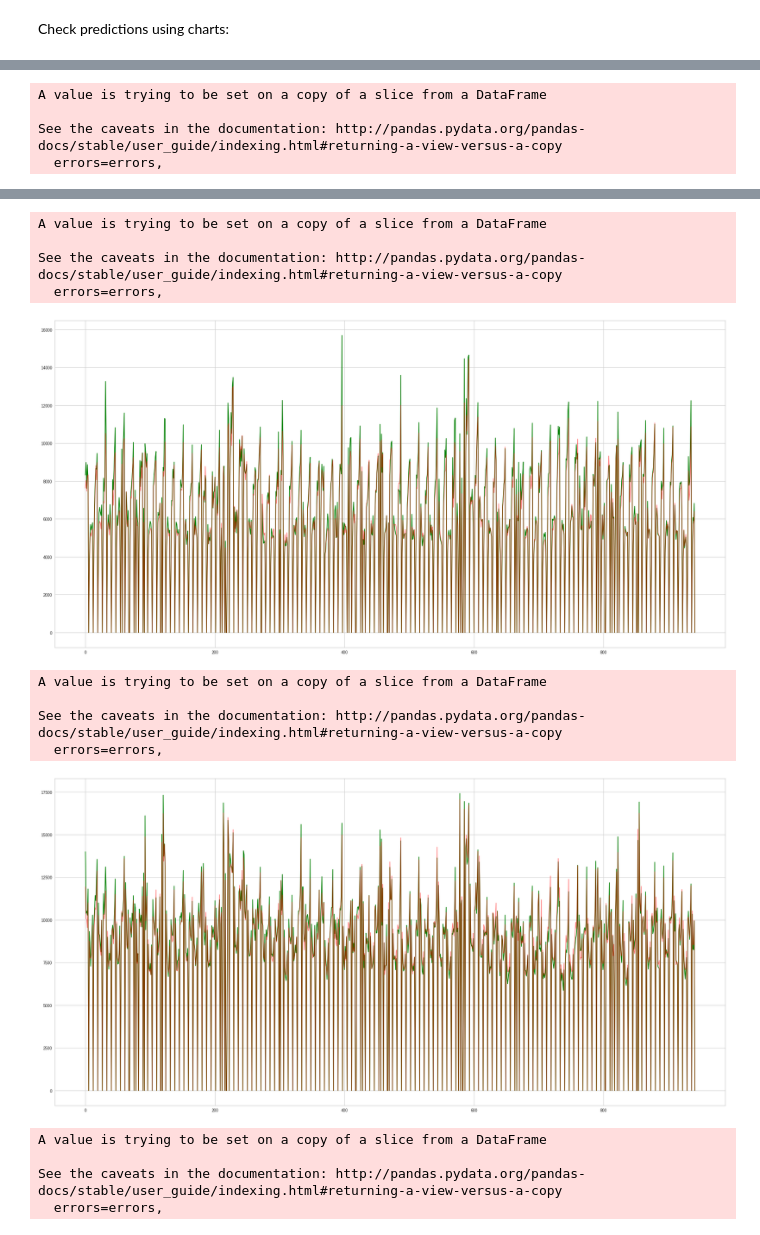
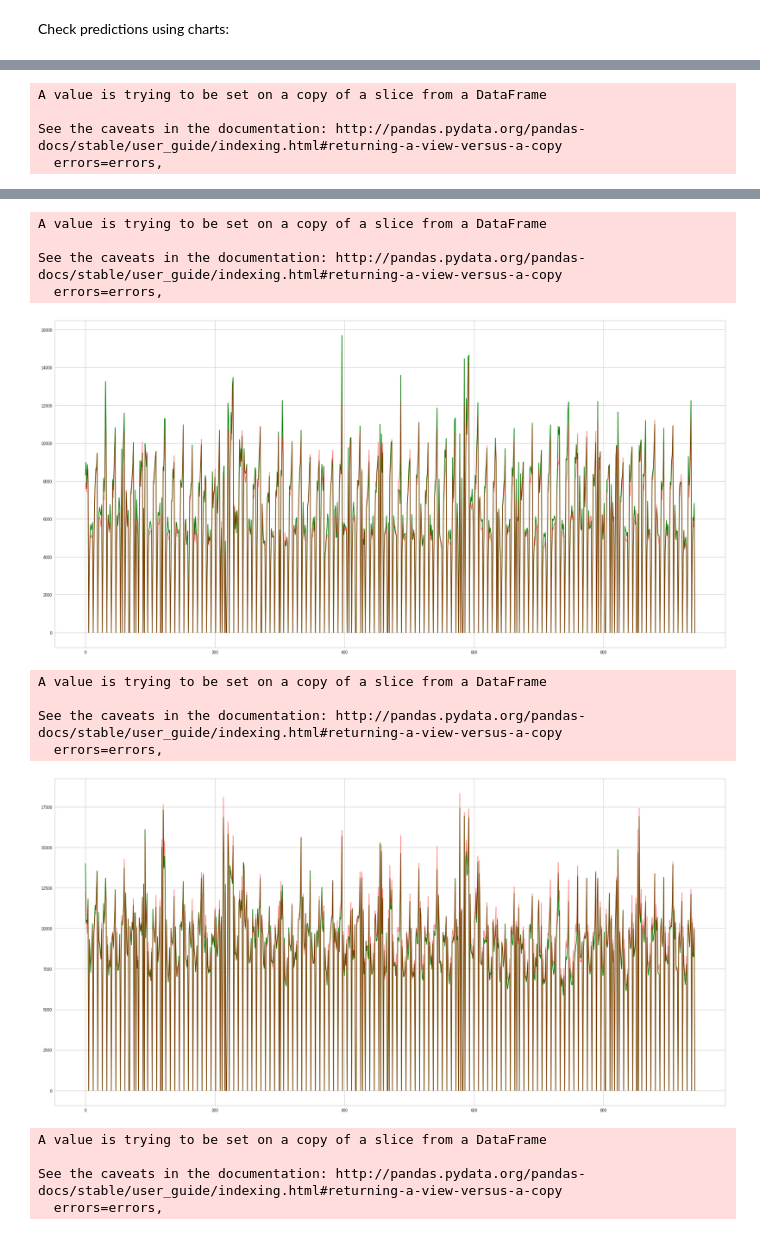
Before and after one commit to kirillzyusko/stock-predictions, a Jupyter notebook: lab.ipynb, the cells around one changed output, grey strips where cells are left out. Saved outputs shown, nothing was run; the diff lists cells and outputs as text; code cells hidden in the pictures.

```diff
--- a/lab.ipynb
+++ b/lab.ipynb
@@ -86,7 +86,7 @@ visualizer = KElbowVisualizer(model, k=(1,200))
 #visualizer.fit(standardized_data)  # Fit the data to the visualizer
 #visualizer.show()  # Finalize and render the figure
 
-K = 300 # num of clusters
+K = 500 # num of clusters
 model = AgglomerativeClustering(n_clusters=K, affinity='euclidean', linkage='ward')# KMeans(n_clusters=K)
 predicted = model.fit_predict(standardized_data)
 
@@ -119,14 +119,14 @@ def get_data():
     #df = one_hot(df, 'StoreType')
     #df = one_hot(df, 'Assortment')
     df = one_hot(df, 'K')
-    # df = one_hot(df, 'Store')
+    #df = one_hot(df, 'Store')
     # df = lags(df, [1,2,3,4,5,6,7,8,9,10,11,12,13,14], 'Sales')
 
     df.drop([
         'StateHoliday',
         'SchoolHoliday',
         'Date',
-        #'Store',
+        'Store',
         #'Customers',
     ], axis=1, inplace=True)
 
@@ -161,26 +161,25 @@ scaler = StandardScaler()
 standardized_data = scaler.fit_transform(X)
 
 X_train, X_test, y_train, y_test = train_test_split(standardized_data, y, test_size=0.25, random_state=42)
-X_vis = scaler.transform(X_vis)
 
-length, features = data.shape
+length, features = X_train.shape
 
 model = Sequential()
 
 model.add(Dense(int(1774), input_dim=features, kernel_initializer='normal', kernel_regularizer=regularizers.l2(0.001), activation='relu', name='hidden_1'))
 model.add(Dense(int(1774), input_dim=features, kernel_initializer='normal', kernel_regularizer=regularizers.l2(0.001), activation='relu', name='hidden_12'))
-model.add(Dropout(0.4, name='dropout_1'))
+#model.add(Dropout(0.4, name='dropout_1'))
 
 model.add(Dense(int(1183), kernel_initializer='normal', activation='relu', kernel_regularizer=regularizers.l2(0.001), name='hidden_2'))
 model.add(Dense(int(1183), kernel_initializer='normal', activation='relu', kernel_regularizer=regularizers.l2(0.001), name='hidden_21'))
 model.add(Dense(int(1183), kernel_initializer='normal', activation='relu', kernel_regularizer=regularizers.l2(0.001), name='hidden_22'))
-model.add(Dropout(0.4, name='dropout_2'))
+#model.add(Dropout(0.4, name='dropout_2'))
 
 model.add(Dense(int(591), kernel_initializer='normal', activation='relu', kernel_regularizer=regularizers.l2(0.001), name='hidden_3'))
 model.add(Dense(int(591), kernel_initializer='normal', activation='relu', kernel_regularizer=regularizers.l2(0.001), name='hidden_31'))
-model.add(Dropout(0.5, name='dropout_3'))
+#model.add(Dropout(0.5, name='dropout_3'))
 
-model.add(Dense(1, kernel_initializer='normal', activation='sigmoid', kernel_regularizer=regularizers.l2(0.01), name='output_layer'))
+model.add(Dense(1, kernel_initializer='normal', kernel_regularizer=regularizers.l2(0.001), name='output_layer'))
 
 # Compile model
 model.compile(loss='mse', optimizer='adam', metrics=['accuracy'])
@@ -221,8 +223,8 @@ plt.rcParams['figure.figsize'] = [30, 15]
 data = get_data()
 
 def draw_chart(id=1):
-    y_vis = data[data['Store'] == id]['Sales']
-    X_vis = data[data['Store'] == id]
+    y_vis = data[data[f'Store'] == id]['Sales']
+    X_vis = data[data[f'Store'] == id]
 
     X_vis.drop(['Sales'], axis=1, inplace=True)
 
@@ -251,13 +253,13 @@ See the caveats in the documentation: http://pandas.pydata.org/pandas-docs/stabl
 A value is trying to be set on a copy of a slice from a DataFrame
 
 See the caveats in the documentation: http://pandas.pydata.org/pandas-docs/stable/user_guide/indexing.html#returning-a-view-versus-a-copy
   errors=errors,
-[figure, old version]
+[figure, new version]
 A value is trying to be set on a copy of a slice from a DataFrame
 
 See the caveats in the documentation: http://pandas.pydata.org/pandas-docs/stable/user_guide/indexing.html#returning-a-view-versus-a-copy
   errors=errors,
-[figure, old version]
+[figure, new version]
 A value is trying to be set on a copy of a slice from a DataFrame
 
 See the caveats in the documentation: http://pandas.pydata.org/pandas-docs/stable/user_guide/indexing.html#returning-a-view-versus-a-copy
```
Also changed, not shown: parts of 3 cells of this notebook.
